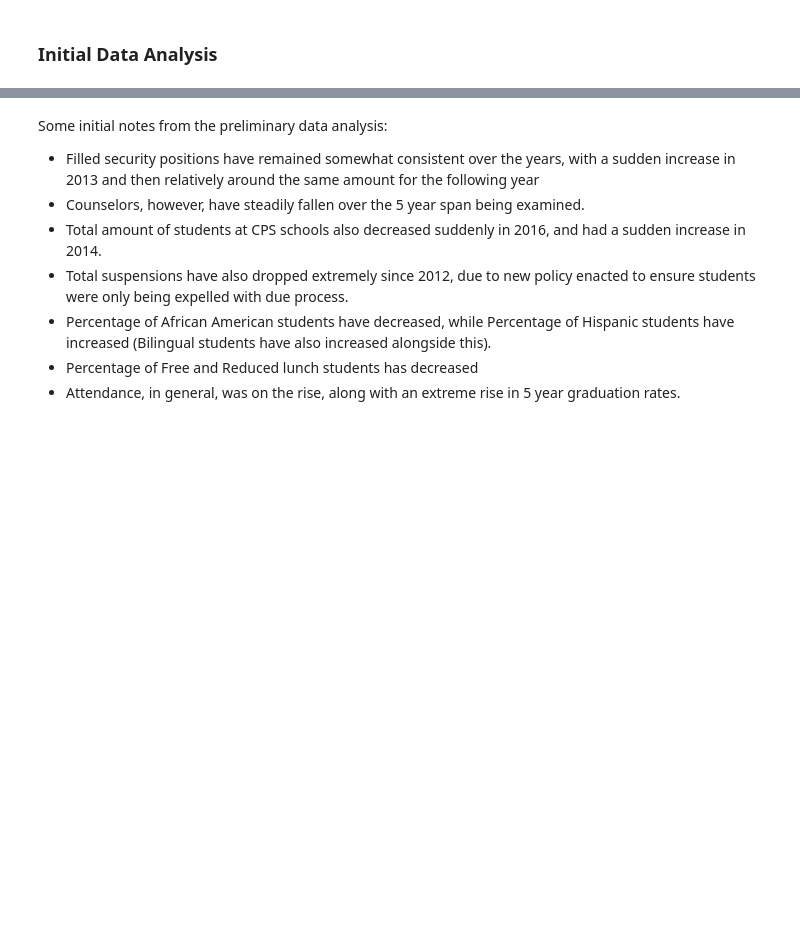
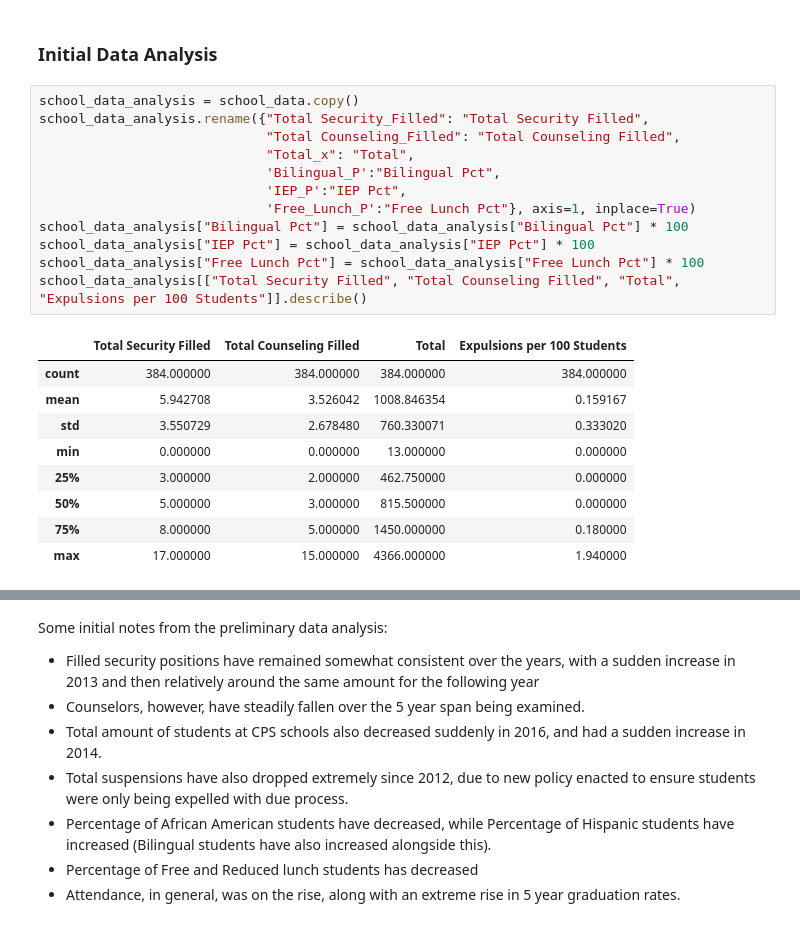
Before and after one commit to oabreu86/Policing-in-Schools-Predicting-Graduation-Rates-on-the-Criminalization-of-Students, a Jupyter notebook: data_analysis-ssedovic.ipynb, the cells around one changed output, grey strips where cells are left out. Cells and saved outputs as stored; diff of their text form; blank space fills up the shorter version.

```diff
--- a/data_analysis-ssedovic.ipynb
+++ b/data_analysis-ssedovic.ipynb
@@ -73,3 +75,25 @@ school_data.dropna(axis=0, inplace=True)
 school_data['5YR Grad Rate'] =  school_data['5YR Grad Rate'].astype(float)
 # %% [markdown]
  ### Initial Data Analysis
+# %%
+school_data_analysis = school_data.copy()
+school_data_analysis.rename({"Total Security_Filled": "Total Security Filled",
+                             "Total Counseling_Filled": "Total Counseling Filled",
+                             "Total_x": "Total",
+                             'Bilingual_P':"Bilingual Pct",
+                             'IEP_P':"IEP Pct",
+                             'Free_Lunch_P':"Free Lunch Pct"}, axis=1, inplace=True)
+school_data_analysis["Bilingual Pct"] = school_data_analysis["Bilingual Pct"] * 100
+school_data_analysis["IEP Pct"] = school_data_analysis["IEP Pct"] * 100
+school_data_analysis["Free Lunch Pct"] = school_data_analysis["Free Lunch Pct"] * 100
+school_data_analysis[["Total Security Filled", "Total Counseling Filled", "Total", "Expulsions per 100 Students"]].describe()
+# %% [output]
+|  | Total Security Filled | Total Counseling Filled | Total | Expulsions per 100 Students |
+| count | 384.000000 | 384.000000 | 384.000000 | 384.000000 |
+| mean | 5.942708 | 3.526042 | 1008.846354 | 0.159167 |
+| std | 3.550729 | 2.678480 | 760.330071 | 0.333020 |
+| min | 0.000000 | 0.000000 | 13.000000 | 0.000000 |
+| 25% | 3.000000 | 2.000000 | 462.750000 | 0.000000 |
+| 50% | 5.000000 | 3.000000 | 815.500000 | 0.000000 |
+| 75% | 8.000000 | 5.000000 | 1450.000000 | 0.180000 |
+| max | 17.000000 | 15.000000 | 4366.000000 | 1.940000 |
```
Also changed, not shown: parts of 7 cells of this notebook.
